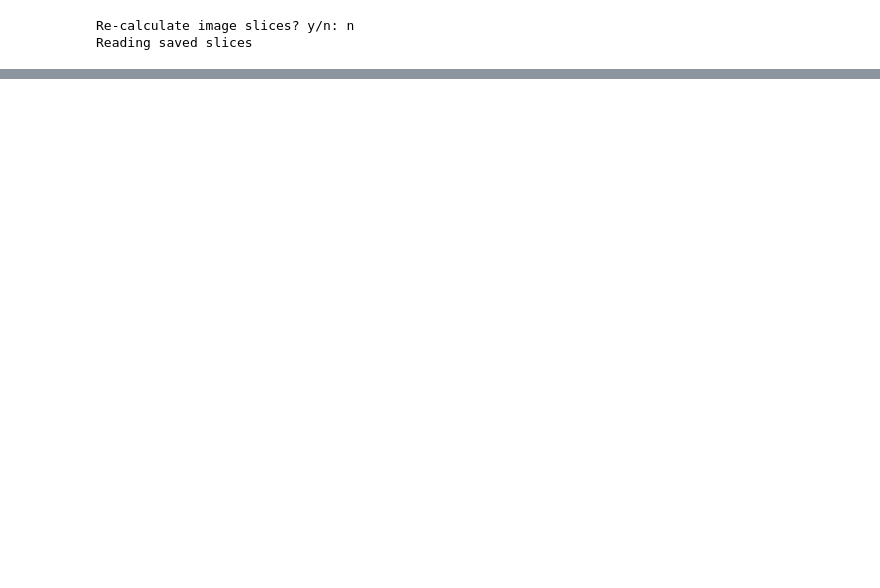
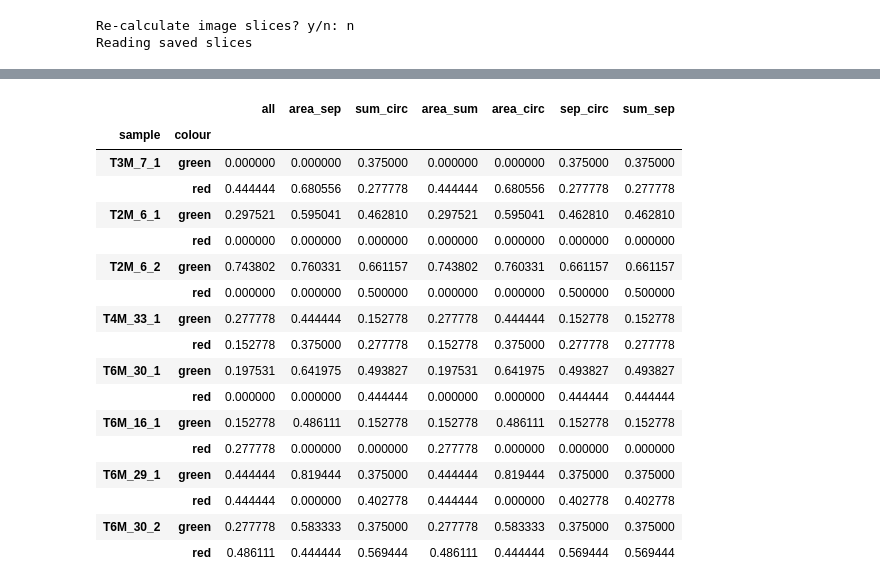
Before and after one commit to ixicrom/droplets, a Jupyter notebook: test_compare_models.ipynb, the cells around one changed output, grey strips where cells are left out. Cells and saved outputs as stored; diff of their text form; code cells hidden in the pictures; blank space fills up the shorter version.

```diff
--- a/test_compare_models.ipynb
+++ b/test_compare_models.ipynb
@@ -100,0 +310,30 @@ io.imshow(image_label_overlay)
+# %%
+gini_scores = pd.DataFrame(index=dat_all.index.droplevel(2).drop_duplicates())
+gini_scores['all'] = gini_score(cluster_count)
+gini_scores['area_sep'] = gini_score(cluster_count_area_sep)
+gini_scores['sum_circ'] = gini_score(cluster_count_sum_circ)
+gini_scores['area_sum'] = gini_score(cluster_count_area_sum)
+gini_scores['area_circ'] = gini_score(cluster_count_area_circ)
+gini_scores['sep_circ'] = gini_score(cluster_count_sep_circ)
+gini_scores['sum_sep'] = gini_score(cluster_count_sum_sep)
+
+gini_scores
+# %% [output]
+|  |  | all | area_sep | sum_circ | area_sum | area_circ | sep_circ | sum_sep |
+| sample | colour |  |  |  |  |  |  |  |
+| T3M_7_1 | green | 0.000000 | 0.000000 | 0.375000 | 0.000000 | 0.000000 | 0.375000 | 0.375000 |
+|  | red | 0.444444 | 0.680556 | 0.277778 | 0.444444 | 0.680556 | 0.277778 | 0.277778 |
+| T2M_6_1 | green | 0.297521 | 0.595041 | 0.462810 | 0.297521 | 0.595041 | 0.462810 | 0.462810 |
+|  | red | 0.000000 | 0.000000 | 0.000000 | 0.000000 | 0.000000 | 0.000000 | 0.000000 |
+| T2M_6_2 | green | 0.743802 | 0.760331 | 0.661157 | 0.743802 | 0.760331 | 0.661157 | 0.661157 |
+|  | red | 0.000000 | 0.000000 | 0.500000 | 0.000000 | 0.000000 | 0.500000 | 0.500000 |
+| T4M_33_1 | green | 0.277778 | 0.444444 | 0.152778 | 0.277778 | 0.444444 | 0.152778 | 0.152778 |
+|  | red | 0.152778 | 0.375000 | 0.277778 | 0.152778 | 0.375000 | 0.277778 | 0.277778 |
+| T6M_30_1 | green | 0.197531 | 0.641975 | 0.493827 | 0.197531 | 0.641975 | 0.493827 | 0.493827 |
+|  | red | 0.000000 | 0.000000 | 0.444444 | 0.000000 | 0.000000 | 0.444444 | 0.444444 |
+| T6M_16_1 | green | 0.152778 | 0.486111 | 0.152778 | 0.152778 | 0.486111 | 0.152778 | 0.152778 |
+|  | red | 0.277778 | 0.000000 | 0.000000 | 0.277778 | 0.000000 | 0.000000 | 0.000000 |
+| T6M_29_1 | green | 0.444444 | 0.819444 | 0.375000 | 0.444444 | 0.819444 | 0.375000 | 0.375000 |
+|  | red | 0.444444 | 0.000000 | 0.402778 | 0.444444 | 0.000000 | 0.402778 | 0.402778 |
+| T6M_30_2 | green | 0.277778 | 0.583333 | 0.375000 | 0.277778 | 0.583333 | 0.375000 | 0.375000 |
+|  | red | 0.486111 | 0.444444 | 0.569444 | 0.486111 | 0.444444 | 0.569444 | 0.569444 |
```
Also changed, not shown: parts of 20 cells of this notebook.
